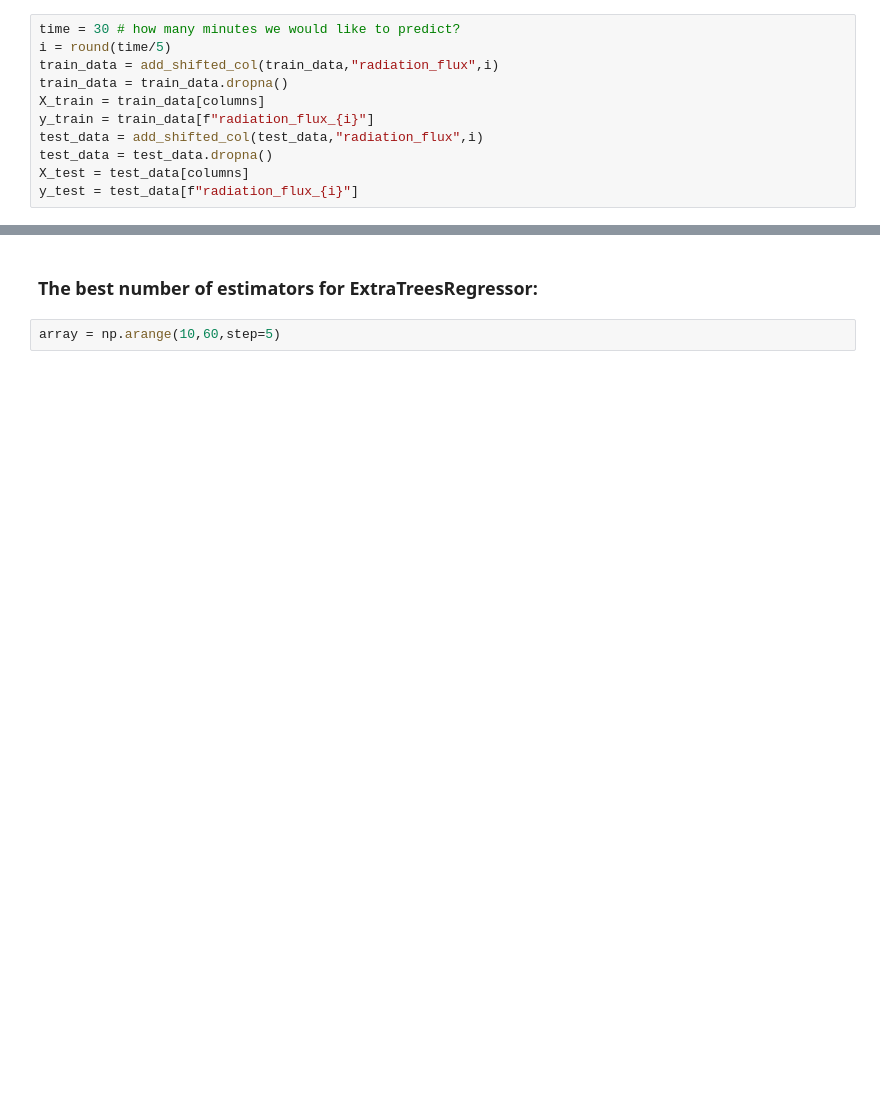
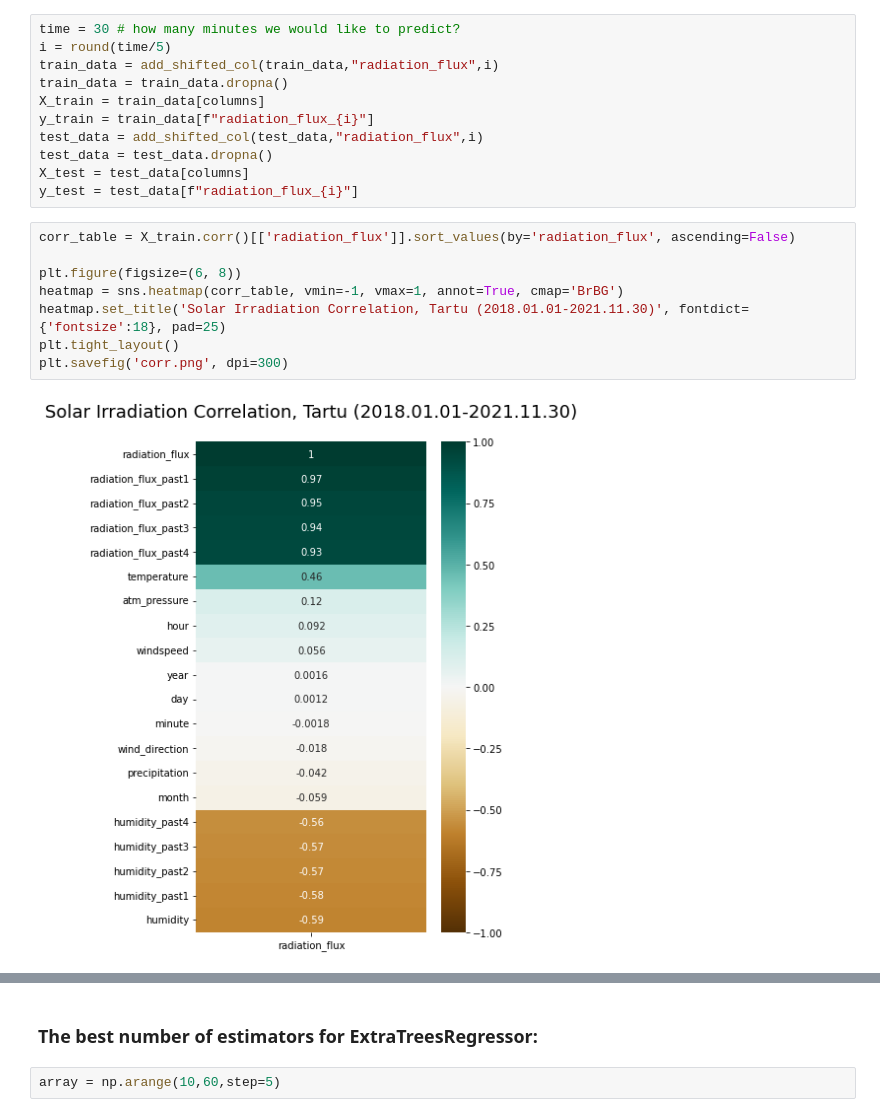
Before and after one commit to h31d1/ML_project_P09_Smart_solar_power, a Jupyter notebook: Training2.ipynb, the cells around one changed output, grey strips where cells are left out. Drawn from its saved outputs; the diff is of its cells as text; blank space fills up the shorter version.

```diff
--- a/Training2.ipynb
+++ b/Training2.ipynb
@@ -150,6 +154,16 @@ test_data = add_shifted_col(test_data,"radiation_flux",i)
 test_data = test_data.dropna()
 X_test = test_data[columns]
 y_test = test_data[f"radiation_flux_{i}"]
+# %%
+corr_table = X_train.corr()[['radiation_flux']].sort_values(by='radiation_flux', ascending=False)
+
+plt.figure(figsize=(6, 8))
+heatmap = sns.heatmap(corr_table, vmin=-1, vmax=1, annot=True, cmap='BrBG')
+heatmap.set_title('Solar Irradiation Correlation, Tartu (2018.01.01-2021.11.30)', fontdict={'fontsize':18}, pad=25)
+plt.tight_layout()
+plt.savefig('corr.png', dpi=300)
+# %% [output]
+[figure, added]
 # %%
 RFR = RandomForestRegressor(n_estimators=50,random_state=0)
 RFR.fit(X_train,y_train)
```
Also changed, not shown: parts of 56 cells of this notebook, 14 other files.
